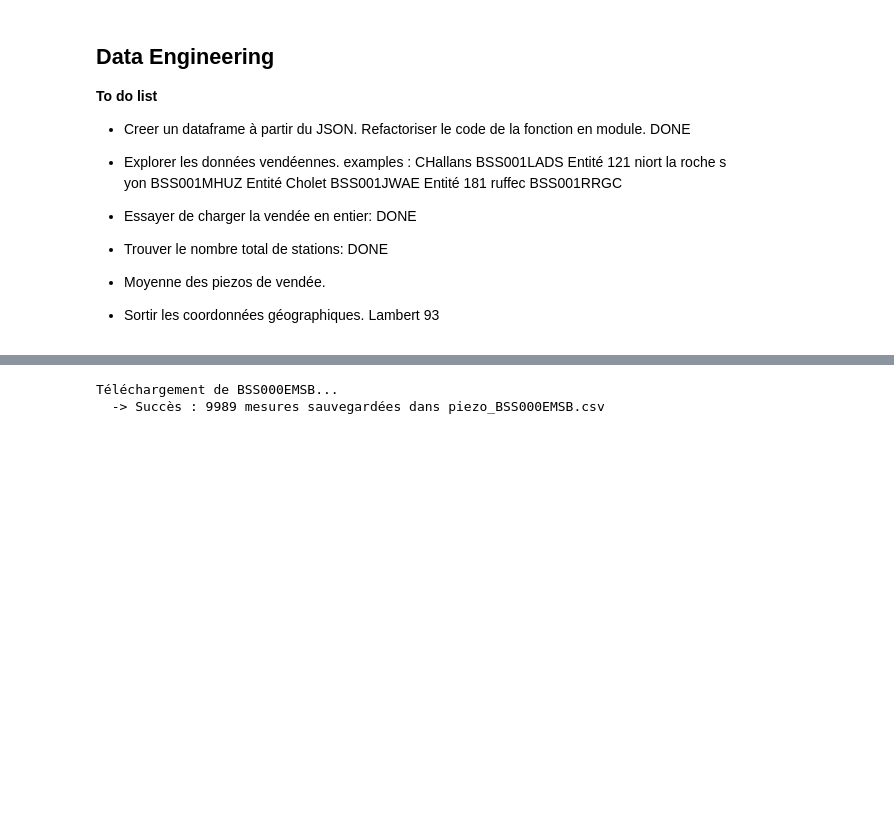
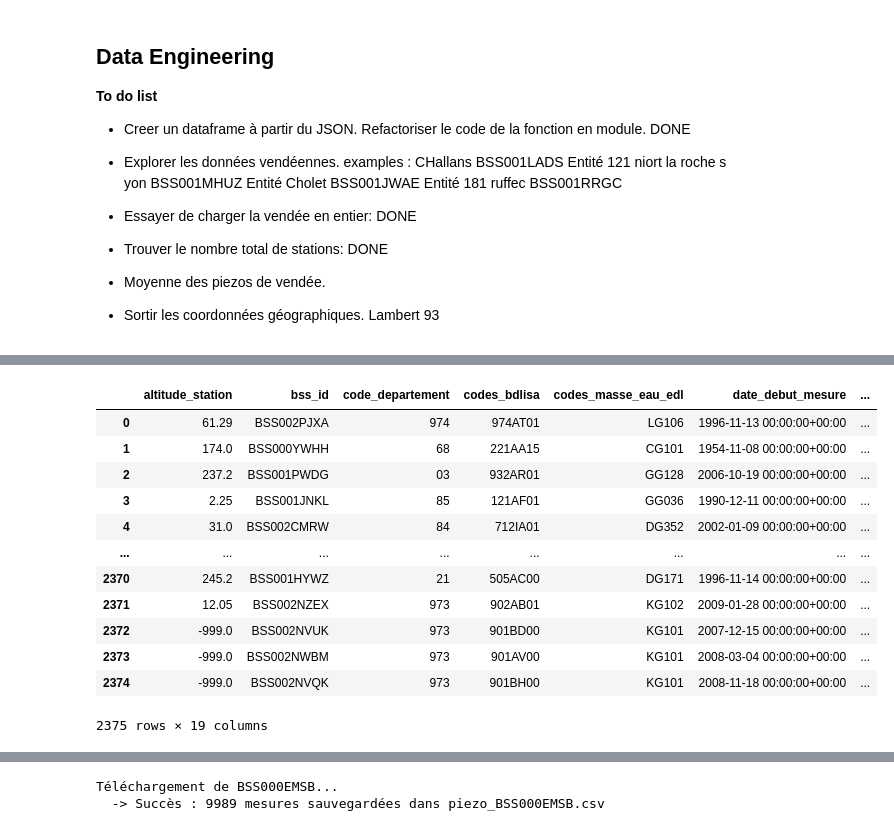
Before and after one commit to charourou/Projet_Hydrosense, a Jupyter notebook: notebooks/explore_api_MRI.ipynb, the cells around one changed output, grey strips where cells are left out. Cells and saved outputs as stored; diff of their text form; code cells hidden in the pictures; blank space fills up the shorter version.

Commit message:
Catalogue intermediaire is ready

```diff
--- a/notebooks/explore_api_MRI.ipynb
+++ b/notebooks/explore_api_MRI.ipynb
@@ -66,0 +83,2 @@ def piezo_stats(bss_id):
+# %%
+cat_interm = extracteur.generer_cat_interm(gestionnaire= gestionnaire)
@@ -66,0 +103,16 @@ def piezo_stats(bss_id):
+# %%
+cat_interm
+# %% [output]
+|  | altitude_station | bss_id | code_departement | codes_bdlisa | codes_masse_eau_edl | date_debut_mesure | ... |
+| 0 | 61.29 | BSS002PJXA | 974 | 974AT01 | LG106 | 1996-11-13 00:00:00+00:00 | ... |
+| 1 | 174.0 | BSS000YWHH | 68 | 221AA15 | CG101 | 1954-11-08 00:00:00+00:00 | ... |
+| 2 | 237.2 | BSS001PWDG | 03 | 932AR01 | GG128 | 2006-10-19 00:00:00+00:00 | ... |
+| 3 | 2.25 | BSS001JNKL | 85 | 121AF01 | GG036 | 1990-12-11 00:00:00+00:00 | ... |
+| 4 | 31.0 | BSS002CMRW | 84 | 712IA01 | DG352 | 2002-01-09 00:00:00+00:00 | ... |
+| ... | ... | ... | ... | ... | ... | ... | ... |
+| 2370 | 245.2 | BSS001HYWZ | 21 | 505AC00 | DG171 | 1996-11-14 00:00:00+00:00 | ... |
+| 2371 | 12.05 | BSS002NZEX | 973 | 902AB01 | KG102 | 2009-01-28 00:00:00+00:00 | ... |
+| 2372 | -999.0 | BSS002NVUK | 973 | 901BD00 | KG101 | 2007-12-15 00:00:00+00:00 | ... |
+| 2373 | -999.0 | BSS002NWBM | 973 | 901AV00 | KG101 | 2008-03-04 00:00:00+00:00 | ... |
+| 2374 | -999.0 | BSS002NVQK | 973 | 901BH00 | KG101 | 2008-11-18 00:00:00+00:00 | ... |
+2375 rows × 19 columns
```
Also changed, not shown: parts of 9 cells of this notebook, 2 other files.
